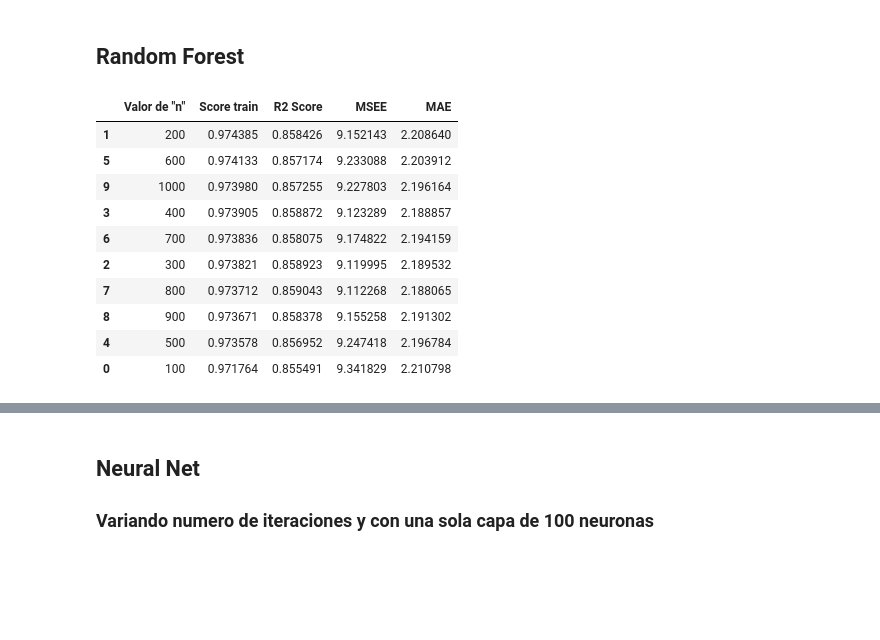
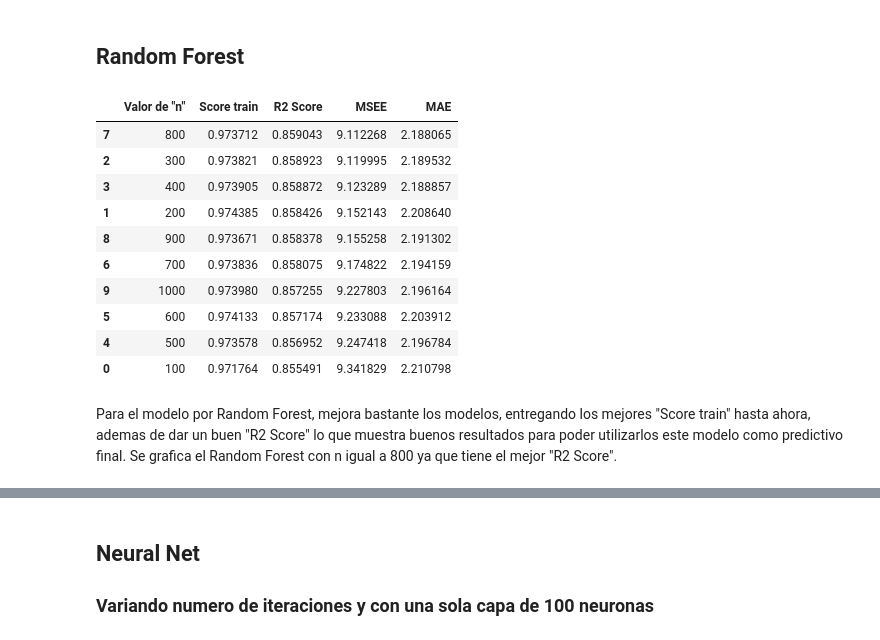
Before and after one commit to Maartin73/Data-Science-Advanced-Analytics, a Jupyter notebook: MartinR_CarranzaJ_Ejercicio_4.4.ipynb, the cells around one changed output, grey strips where cells are left out. Cells and saved outputs as stored; diff of their text form; code cells hidden in the pictures; blank space fills up the shorter version.

```diff
--- a/MartinR_CarranzaJ_Ejercicio_4.4.ipynb
+++ b/MartinR_CarranzaJ_Ejercicio_4.4.ipynb
@@ -678,7 +680,7 @@ optimal_feature_names
 # %%
 optimal_features = StandardScaler().fit_transform(train[optimal_feature_names])
 
-X_train, X_test, y_train, y_test = train_test_split(optimal_features, target, test_size=0.15)
+X_train, X_test, y_train, y_test = train_test_split(optimal_features, target, test_size=0.3)
 
 clr = LinearRegression()
 
@@ -696,8 +698,8 @@ print("Media de cross_validation", scores.mean())
 
 predicciones=clr.predict(X_test)
 
-print('Score test', clr.score(X_test, y_test))
-print('R2 Score',r2_score(predicciones,y_test))
+print('Score train', clr.score(X_train, y_train))
+print('R2 Score',r2_score(y_test,predicciones))
 print('MSEE',msee(y_test,predicciones))
 print('MAE',mae(y_test,predicciones))
 # %% [output]
@@ -713,6 +715,6 @@ Los resultados con cross validation no nos mejoran. Optamos por probar otro tipo
 # %% [markdown]
 ## Regression polinomial
 # %%
-polinomial_regression_results = pd.DataFrame(columns=['Variables', 'Degree', 'Score train', 'Score test', 'R2 Score', 'MSEE', 'MAE'])
+polinomial_regression_results = pd.DataFrame(columns=['Variables', 'Degree', 'Score train', 'R2 Score', 'MSEE', 'MAE'])
 polinomial_regression_results.head()
 # %% [output]
@@ -723,7 +725,7 @@ for n in range(2, len(feature_names)+1):
         features_array = np.asarray(features_subset)
 
         features = StandardScaler().fit_transform(train[features_array])
-        X_train, X_test, y_train, y_test = train_test_split(features, target, test_size=0.15, random_state=23)
+        X_train, X_test, y_train, y_test = train_test_split(features, target, test_size=0.3, random_state=23)
 
         X_poly_train = PolynomialFeatures(degree=int(n)).fit_transform(X_train)
         X_poly_test = PolynomialFeatures(degree=int(n)).fit_transform(X_test)
@@ -738,11 +740,10 @@ for n in range(2, len(feature_names)+1):
             [' - '.join(features_array),
              n,
              modelo.score(X_poly_train, y_train),
-             modelo.score(X_poly_test, y_test),
-             r2_score(y_pred,y_test),
+             r2_score(y_test,y_pred),
              msee(y_test,y_pred),
              mae(y_test,y_pred)]
-        ], columns=['Variables', 'Degree', 'Score train', 'Score test', 'R2 Score', 'MSEE', 'MAE'])
+        ], columns=['Variables', 'Degree', 'Score train', 'R2 Score', 'MSEE', 'MAE'])
 
         polinomial_regression_results = polinomial_regression_results.append(res_temp)
 # %%
@@ -792,0 +796,24 @@ polinomial_regression_results.sort_values(by='Media scores', ascending=False).he
+# %%
+features4 = StandardScaler().fit_transform(train[['rm','rad','lstat']])
+X_train, X_test, y_train, y_test = train_test_split(features4, target, test_size=0.3, random_state=23)
+
+
+X_poly_train = PolynomialFeatures(degree=int(3)).fit_transform(X_train)
+X_poly_test = PolynomialFeatures(degree=int(3)).fit_transform(X_test)
+
+lin_reg1 = LinearRegression()
+modelo = lin_reg1.fit(X_poly_train, y_train)
+
+y_pred = modelo.predict(X_poly_test)
+y_test = y_test.values
+
+plt.figure(figsize=(14,6))
+plt.scatter(y_test,y_pred,alpha=0.4, c='g', s=150, label = 'medv')
+plt.xlabel('y_test')
+plt.ylabel('Predictions')
+plt.legend(loc='upper left')
+plt.title('Regresión Polinomial Pred. versus Test', fontsize=15)
+
+p1=min(y_test)
+p2=max(y_test)
+plt.plot([p1,p2],[p1,p2],'r',linewidth=2)
@@ -813,16 +843,18 @@ for a in range(100,1100,100):
 random_forest_results = random_forest_results.reset_index(drop=True)
 # %%
 # Combinaciones de resultados de Random Forest
-random_forest_results.sort_values(by='Score train', ascending=False)
+random_forest_results.sort_values(by='R2 Score', ascending=False)
 # %% [output]
 |  | Valor de "n" | Score train | R2 Score | MSEE | MAE |
+| 7 | 800 | 0.973712 | 0.859043 | 9.112268 | 2.188065 |
+| 2 | 300 | 0.973821 | 0.858923 | 9.119995 | 2.189532 |
+| 3 | 400 | 0.973905 | 0.858872 | 9.123289 | 2.188857 |
 | 1 | 200 | 0.974385 | 0.858426 | 9.152143 | 2.208640 |
+| 8 | 900 | 0.973671 | 0.858378 | 9.155258 | 2.191302 |
+| 6 | 700 | 0.973836 | 0.858075 | 9.174822 | 2.194159 |
+| 9 | 1000 | 0.973980 | 0.857255 | 9.227803 | 2.196164 |
 | 5 | 600 | 0.974133 | 0.857174 | 9.233088 | 2.203912 |
-| 9 | 1000 | 0.973980 | 0.857255 | 9.227803 | 2.196164 |
-| 3 | 400 | 0.973905 | 0.858872 | 9.123289 | 2.188857 |
-| 6 | 700 | 0.973836 | 0.858075 | 9.174822 | 2.194159 |
-| 2 | 300 | 0.973821 | 0.858923 | 9.119995 | 2.189532 |
-| 7 | 800 | 0.973712 | 0.859043 | 9.112268 | 2.188065 |
-| 8 | 900 | 0.973671 | 0.858378 | 9.155258 | 2.191302 |
 | 4 | 500 | 0.973578 | 0.856952 | 9.247418 | 2.196784 |
 | 0 | 100 | 0.971764 | 0.855491 | 9.341829 | 2.210798 |
+# %% [markdown]
+Para el modelo por Random Forest, mejora bastante los modelos, entregando los mejores "Score train" hasta ahora, ademas de dar un buen "R2 Score" lo que muestra buenos resultados para poder utilizarlos este modelo como predictivo final. Se grafica el Random Forest con n igual a 800 ya que tiene el mejor "R2 Score".
```
Also changed, not shown: parts of 32 cells of this notebook.
